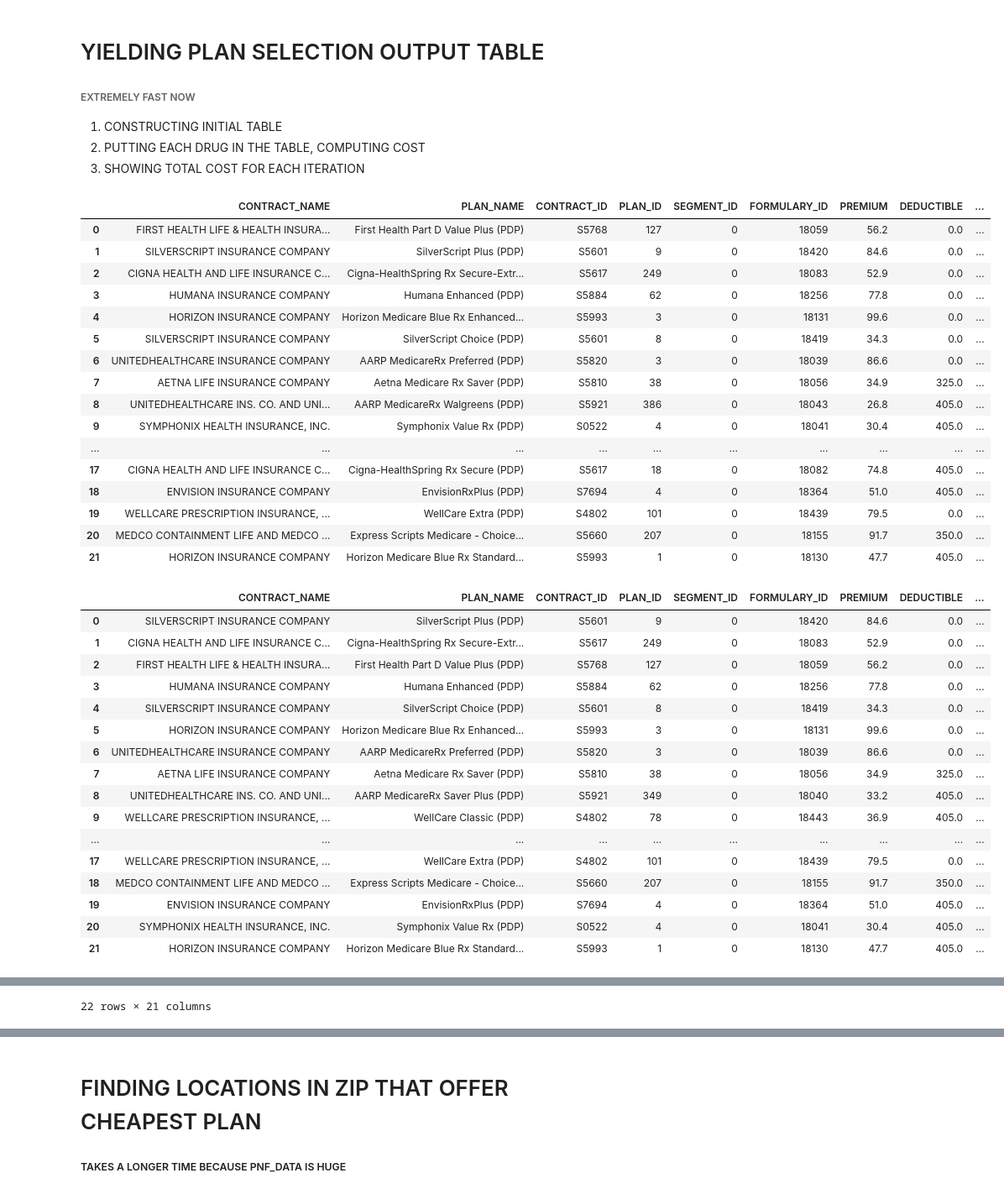
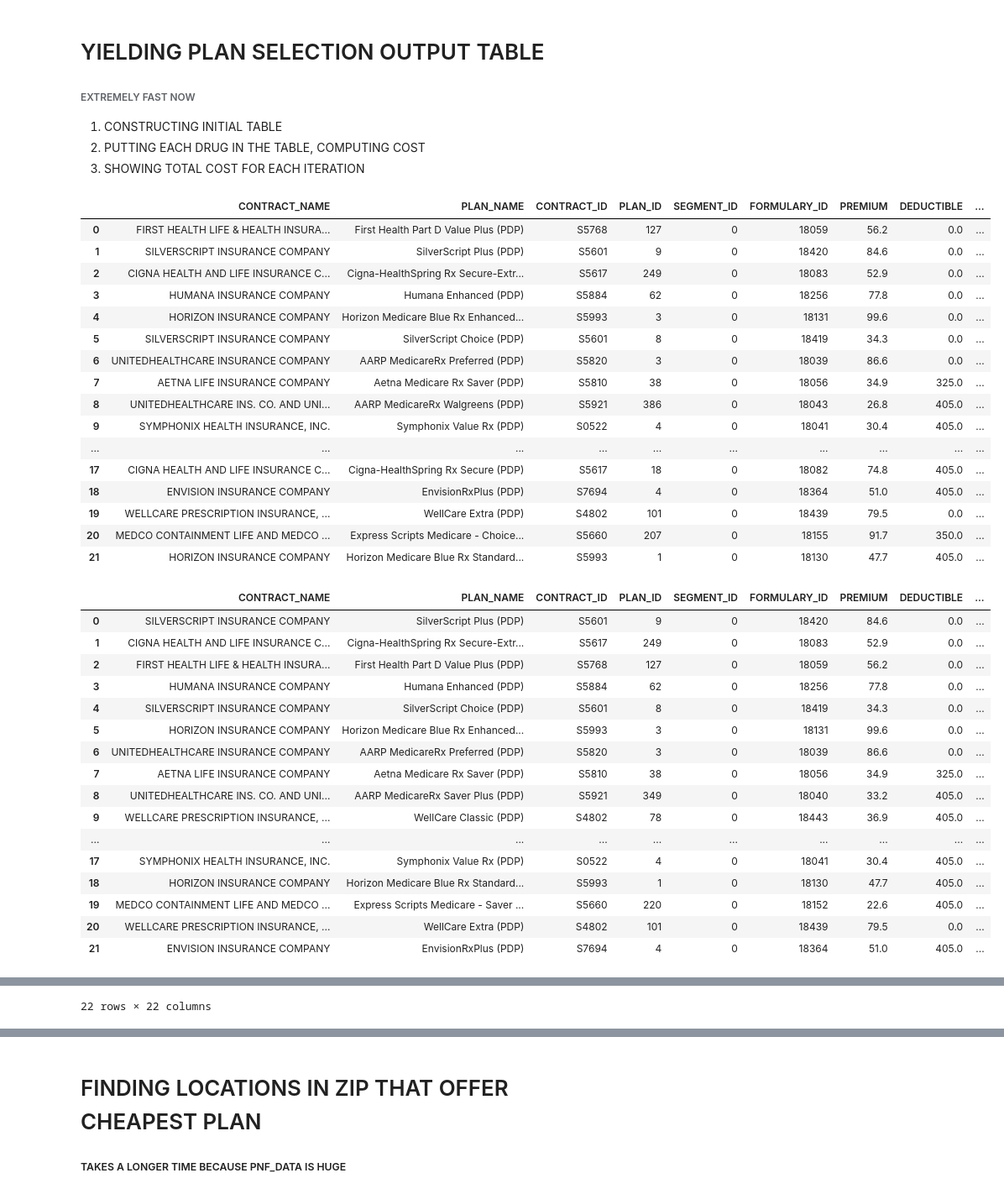
Before and after one commit to khayyamsaleem/medaccess, a Jupyter notebook: src/PDP_FINDER.ipynb, the cells around one changed output, grey strips where cells are left out. Shown at 84% size. Drawn from its saved outputs; the diff is of its cells as text; code cells hidden in the pictures.

```diff
--- a/src/PDP_FINDER.ipynb
+++ b/src/PDP_FINDER.ipynb
@@ -156,46 +156,49 @@ for key in user_generics:
       key[0].replace(" ","_")+'_TIER',
       key[0].replace(" ","_")+'_CAP']]],axis=1)
     #ADD IN COST COLUMN
-    if 'TOTAL_COST' in out.columns:
-        del out['TOTAL_COST']
-    out['TOTAL_COST'] = (out[[c for c in out.columns if c[-3:] == 'CAP']]*12).sum(axis=1) + out['PREMIUM'] + out['DEDUCTIBLE']
-    out = out.sort_values(by='TOTAL_COST').reset_index(drop=True)
+    if 'ANNUAL_TOTAL_COST' in out.columns:
+        del out['ANNUAL_TOTAL_COST']
+    if 'MONTHLY_COPAY' in out.columns:
+        del out['MONTHLY_COPAY']
+    out['ANNUAL_TOTAL_COST'] = (out[[c for c in out.columns if c[-3:] == 'CAP']]*12).sum(axis=1) + out['PREMIUM'] + out['DEDUCTIBLE']
+    out['MONTHLY_COPAY'] = out[[c for c in out.columns if c[-3:] == 'CAP']].sum(axis=1)
+    out = out.sort_values(by='ANNUAL_TOTAL_COST').reset_index(drop=True)
     display(out)
 # %% [output]
 |  | CONTRACT_NAME | PLAN_NAME | CONTRACT_ID | PLAN_ID | SEGMENT_ID | FORMULARY_ID | PREMIUM | DEDUCTIBLE | ... |
 | 0 | FIRST HEALTH LIFE & HEALTH INSURA... | First Health Part D Value Plus (PDP) | S5768 | 127 | 0 | 18059 | 56.2 | 0.0 | ... |
 | 1 | SILVERSCRIPT INSURANCE COMPANY | SilverScript Plus (PDP) | S5601 | 9 | 0 | 18420 | 84.6 | 0.0 | ... |
 | 2 | CIGNA HEALTH AND LIFE INSURANCE C... | Cigna-HealthSpring Rx Secure-Extr... | S5617 | 249 | 0 | 18083 | 52.9 | 0.0 | ... |
 | 3 | HUMANA INSURANCE COMPANY | Humana Enhanced (PDP) | S5884 | 62 | 0 | 18256 | 77.8 | 0.0 | ... |
 | 4 | HORIZON INSURANCE COMPANY | Horizon Medicare Blue Rx Enhanced... | S5993 | 3 | 0 | 18131 | 99.6 | 0.0 | ... |
 | 5 | SILVERSCRIPT INSURANCE COMPANY | SilverScript Choice (PDP) | S5601 | 8 | 0 | 18419 | 34.3 | 0.0 | ... |
 | 6 | UNITEDHEALTHCARE INSURANCE COMPANY | AARP MedicareRx Preferred (PDP) | S5820 | 3 | 0 | 18039 | 86.6 | 0.0 | ... |
 | 7 | AETNA LIFE INSURANCE COMPANY | Aetna Medicare Rx Saver (PDP) | S5810 | 38 | 0 | 18056 | 34.9 | 325.0 | ... |
 | 8 | UNITEDHEALTHCARE INS. CO. AND UNI... | AARP MedicareRx Walgreens (PDP) | S5921 | 386 | 0 | 18043 | 26.8 | 405.0 | ... |
 | 9 | SYMPHONIX HEALTH INSURANCE, INC. | Symphonix Value Rx (PDP) | S0522 | 4 | 0 | 18041 | 30.4 | 405.0 | ... |
 | ... | ... | ... | ... | ... | ... | ... | ... | ... | ... |
 | 17 | CIGNA HEALTH AND LIFE INSURANCE C... | Cigna-HealthSpring Rx Secure (PDP) | S5617 | 18 | 0 | 18082 | 74.8 | 405.0 | ... |
 | 18 | ENVISION INSURANCE COMPANY | EnvisionRxPlus (PDP) | S7694 | 4 | 0 | 18364 | 51.0 | 405.0 | ... |
 | 19 | WELLCARE PRESCRIPTION INSURANCE, ... | WellCare Extra (PDP) | S4802 | 101 | 0 | 18439 | 79.5 | 0.0 | ... |
 | 20 | MEDCO CONTAINMENT LIFE AND MEDCO ... | Express Scripts Medicare - Choice... | S5660 | 207 | 0 | 18155 | 91.7 | 350.0 | ... |
 | 21 | HORIZON INSURANCE COMPANY | Horizon Medicare Blue Rx Standard... | S5993 | 1 | 0 | 18130 | 47.7 | 405.0 | ... |
 |  | CONTRACT_NAME | PLAN_NAME | CONTRACT_ID | PLAN_ID | SEGMENT_ID | FORMULARY_ID | PREMIUM | DEDUCTIBLE | ... |
 | 0 | SILVERSCRIPT INSURANCE COMPANY | SilverScript Plus (PDP) | S5601 | 9 | 0 | 18420 | 84.6 | 0.0 | ... |
 | 1 | CIGNA HEALTH AND LIFE INSURANCE C... | Cigna-HealthSpring Rx Secure-Extr... | S5617 | 249 | 0 | 18083 | 52.9 | 0.0 | ... |
 | 2 | FIRST HEALTH LIFE & HEALTH INSURA... | First Health Part D Value Plus (PDP) | S5768 | 127 | 0 | 18059 | 56.2 | 0.0 | ... |
 | 3 | HUMANA INSURANCE COMPANY | Humana Enhanced (PDP) | S5884 | 62 | 0 | 18256 | 77.8 | 0.0 | ... |
 | 4 | SILVERSCRIPT INSURANCE COMPANY | SilverScript Choice (PDP) | S5601 | 8 | 0 | 18419 | 34.3 | 0.0 | ... |
 | 5 | HORIZON INSURANCE COMPANY | Horizon Medicare Blue Rx Enhanced... | S5993 | 3 | 0 | 18131 | 99.6 | 0.0 | ... |
 | 6 | UNITEDHEALTHCARE INSURANCE COMPANY | AARP MedicareRx Preferred (PDP) | S5820 | 3 | 0 | 18039 | 86.6 | 0.0 | ... |
 | 7 | AETNA LIFE INSURANCE COMPANY | Aetna Medicare Rx Saver (PDP) | S5810 | 38 | 0 | 18056 | 34.9 | 325.0 | ... |
 | 8 | UNITEDHEALTHCARE INS. CO. AND UNI... | AARP MedicareRx Saver Plus (PDP) | S5921 | 349 | 0 | 18040 | 33.2 | 405.0 | ... |
 | 9 | WELLCARE PRESCRIPTION INSURANCE, ... | WellCare Classic (PDP) | S4802 | 78 | 0 | 18443 | 36.9 | 405.0 | ... |
 | ... | ... | ... | ... | ... | ... | ... | ... | ... | ... |
-| 17 | WELLCARE PRESCRIPTION INSURANCE, ... | WellCare Extra (PDP) | S4802 | 101 | 0 | 18439 | 79.5 | 0.0 | ... |
-| 18 | MEDCO CONTAINMENT LIFE AND MEDCO ... | Express Scripts Medicare - Choice... | S5660 | 207 | 0 | 18155 | 91.7 | 350.0 | ... |
-| 19 | ENVISION INSURANCE COMPANY | EnvisionRxPlus (PDP) | S7694 | 4 | 0 | 18364 | 51.0 | 405.0 | ... |
-| 20 | SYMPHONIX HEALTH INSURANCE, INC. | Symphonix Value Rx (PDP) | S0522 | 4 | 0 | 18041 | 30.4 | 405.0 | ... |
-| 21 | HORIZON INSURANCE COMPANY | Horizon Medicare Blue Rx Standard... | S5993 | 1 | 0 | 18130 | 47.7 | 405.0 | ... |
+| 17 | SYMPHONIX HEALTH INSURANCE, INC. | Symphonix Value Rx (PDP) | S0522 | 4 | 0 | 18041 | 30.4 | 405.0 | ... |
+| 18 | HORIZON INSURANCE COMPANY | Horizon Medicare Blue Rx Standard... | S5993 | 1 | 0 | 18130 | 47.7 | 405.0 | ... |
+| 19 | MEDCO CONTAINMENT LIFE AND MEDCO ... | Express Scripts Medicare - Saver ... | S5660 | 220 | 0 | 18152 | 22.6 | 405.0 | ... |
+| 20 | WELLCARE PRESCRIPTION INSURANCE, ... | WellCare Extra (PDP) | S4802 | 101 | 0 | 18439 | 79.5 | 0.0 | ... |
+| 21 | ENVISION INSURANCE COMPANY | EnvisionRxPlus (PDP) | S7694 | 4 | 0 | 18364 | 51.0 | 405.0 | ... |
 |  | CONTRACT_NAME | PLAN_NAME | CONTRACT_ID | PLAN_ID | SEGMENT_ID | FORMULARY_ID | PREMIUM | DEDUCTIBLE | ... |
 | 0 | CIGNA HEALTH AND LIFE INSURANCE C... | Cigna-HealthSpring Rx Secure-Extr... | S5617 | 249 | 0 | 18083 | 52.9 | 0.0 | ... |
 | 1 | HUMANA INSURANCE COMPANY | Humana Enhanced (PDP) | S5884 | 62 | 0 | 18256 | 77.8 | 0.0 | ... |
@@ -216,2 +219,2 @@ for key in user_generics:
-22 rows × 21 columns
+22 rows × 22 columns
 # %% [markdown]
```
Also changed, not shown: parts of 6 cells of this notebook, 1 other file.
